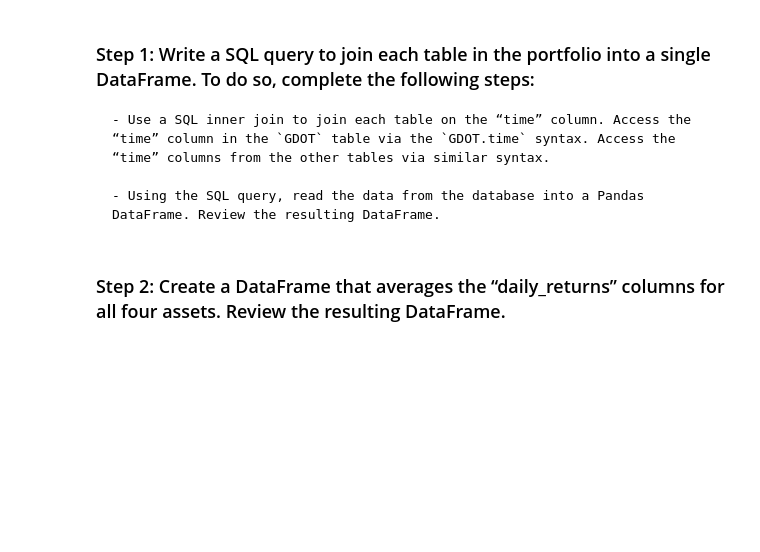
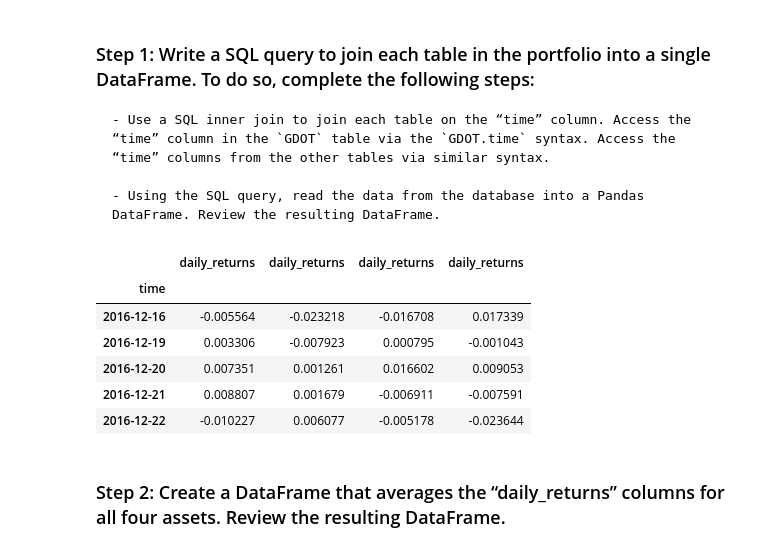
Before and after one commit to woodedlawn/module_7_challenge, a Jupyter notebook: etf_analyzer.ipynb, the cells around one changed output. Saved outputs shown, nothing was run; the diff lists cells and outputs as text; code cells hidden in the pictures; blank space fills up the shorter version.

Commit message:
analyze the ETF portfolio

```diff
--- a/etf_analyzer.ipynb
+++ b/etf_analyzer.ipynb
@@ -324,13 +324,32 @@ Complete the following steps:
 # %%
 # Wreate a SQL query to join each table in the portfolio into a single DataFrame
 # Use the time column from each table as the basis for the join
-query = # YOUR CODE HERE
+query =  """
+    SELECT
+        PYPL.time,
+        PYPL.daily_returns,
+        GDOT.daily_returns,
+        GS.daily_returns,
+        SQ.daily_returns
+    FROM PYPL
+    INNER JOIN GDOT ON PYPL.time = GDOT.time
+    INNER JOIN GS ON PYPL.time = GS.time
+    INNER JOIN SQ ON PYPL.time = SQ.time
+"""
 
 # Using the query, read the data from the database into a Pandas DataFrame
-etf_portfolio = # YOUR CODE HERE
+etf_portfolio = pd.read_sql_query(query, engine, index_col='time', parse_dates=['time'])
 
 # Review the resulting DataFrame
-# YOUR CODE HERE
+etf_portfolio.head()
+# %% [output]
+|  | daily_returns | daily_returns | daily_returns | daily_returns |
+| time |  |  |  |  |
+| 2016-12-16 | -0.005564 | -0.023218 | -0.016708 | 0.017339 |
+| 2016-12-19 | 0.003306 | -0.007923 | 0.000795 | -0.001043 |
+| 2016-12-20 | 0.007351 | 0.001261 | 0.016602 | 0.009053 |
+| 2016-12-21 | 0.008807 | 0.001679 | -0.006911 | -0.007591 |
+| 2016-12-22 | -0.010227 | 0.006077 | -0.005178 | -0.023644 |
 # %% [markdown]
 ### Step 2: Create a DataFrame that averages the “daily_returns” columns for all four assets. Review the resulting DataFrame.
 # %%
```
Also changed, not shown: parts of 5 cells of this notebook.
